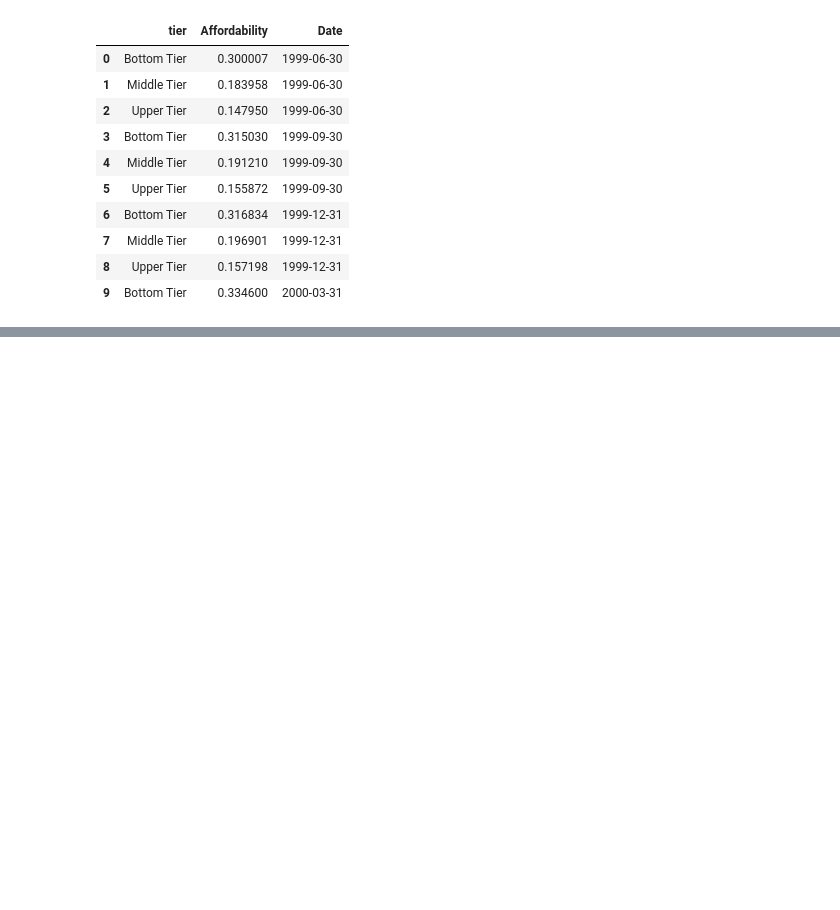
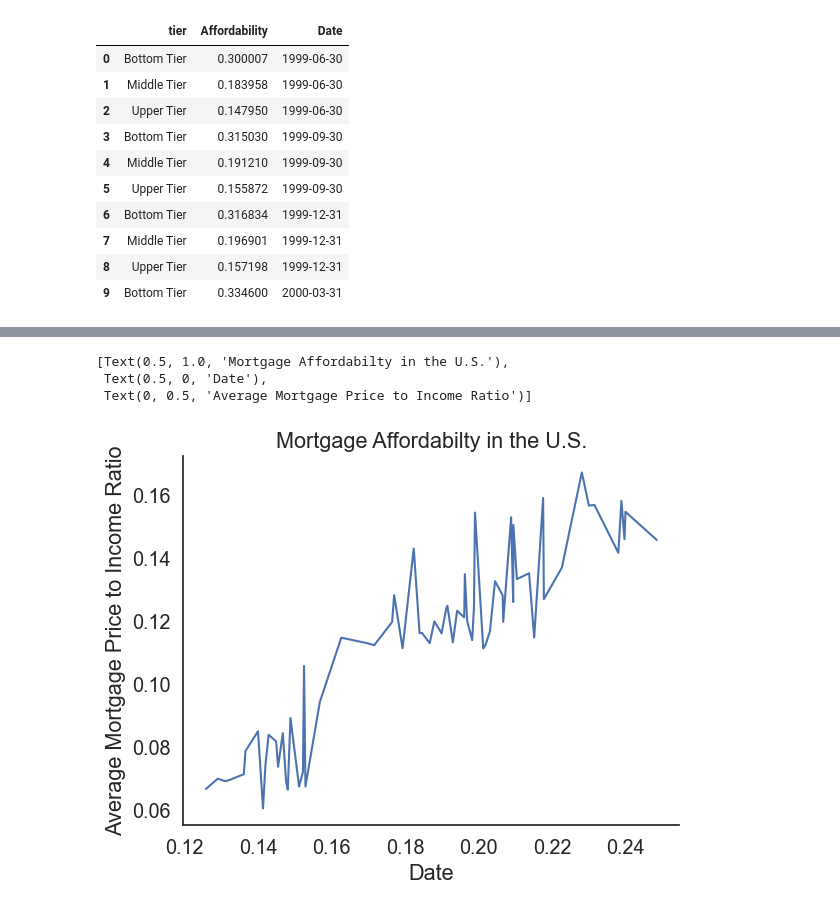
Before and after one commit to ubco-W2022T2-data301/project-group-therealgroup30, a Jupyter notebook: analysis/analysisWill.ipynb, the cells around one changed output, grey strips where cells are left out. Drawn from its saved outputs; the diff is of its cells as text; code cells hidden in the pictures; blank space fills up the shorter version.

```diff
--- a/analysis/analysisWill.ipynb
+++ b/analysis/analysisWill.ipynb
@@ -192,0 +219,3 @@ try taking difference of tiers for y axis and plotting
+# %%
+tierdiff = func.meltdates_to_tierdiff(datedTiers)
+tierdiff
@@ -192,0 +241,8 @@ try taking difference of tiers for y axis and plotting
+# %%
+tier_diff1 = sns.lineplot(data=tierdiff, x='Middle Tier', y='bottom_middle_diff')
+tier_diff1.set(title='Mortgage Affordabilty in the U.S.', xlabel='Date', ylabel='Average Mortgage Price to Income Ratio')
+# %% [output]
+[Text(0.5, 1.0, 'Mortgage Affordabilty in the U.S.'),
+ Text(0.5, 0, 'Date'),
+ Text(0, 0.5, 'Average Mortgage Price to Income Ratio')]
+[figure, added]
```
Also changed, not shown: parts of 29 cells of this notebook, 4 other files.
